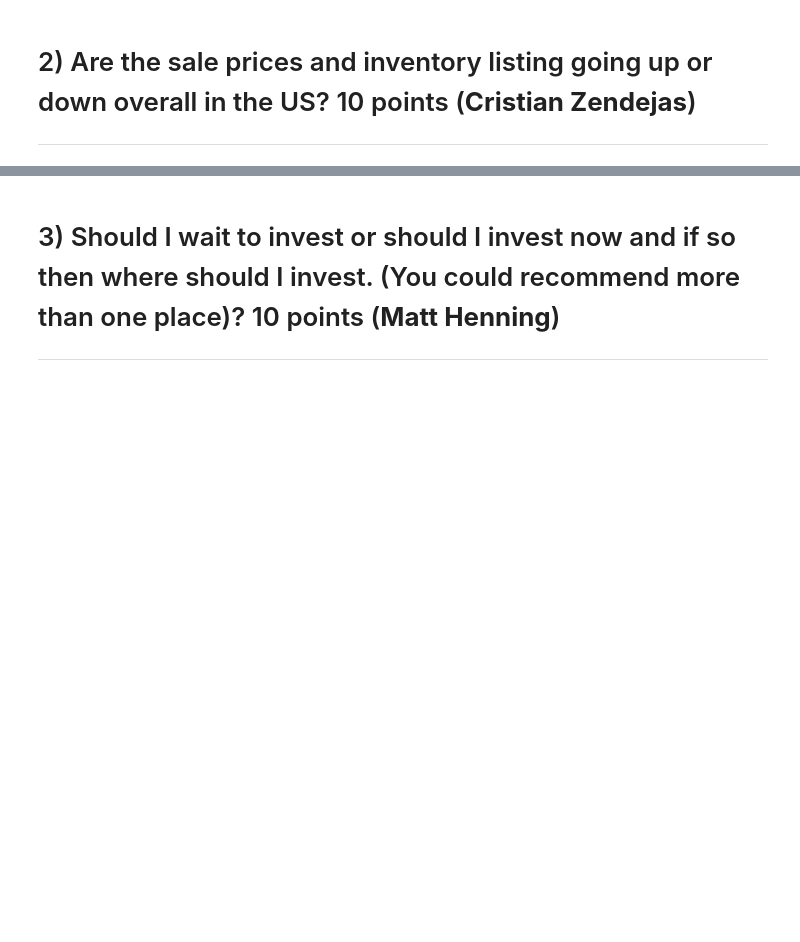
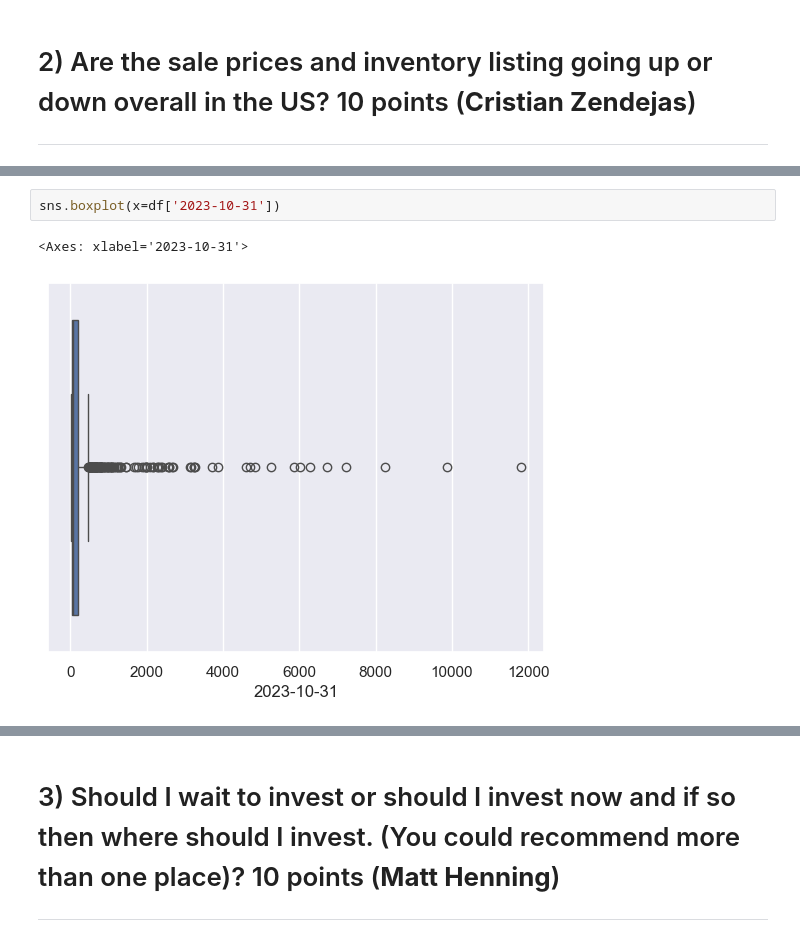
Before and after one commit to DavidBraun777/final-group-project-seis-631, a Jupyter notebook: Final_Project_SEIS631.ipynb, the cells around one changed output, grey strips where cells are left out. Drawn from its saved outputs; the diff is of its cells as text; blank space fills up the shorter version.

```diff
--- a/Final_Project_SEIS631.ipynb
+++ b/Final_Project_SEIS631.ipynb
@@ -218,0 +478,5 @@ Overall, the best market depends on your investment strategy. If rapid price app
+# %%
+sns.boxplot(x=df['2023-10-31'])
+# %% [output]
+<Axes: xlabel='2023-10-31'>
+[figure, added]
```
Also changed, not shown: parts of 114 cells of this notebook.
